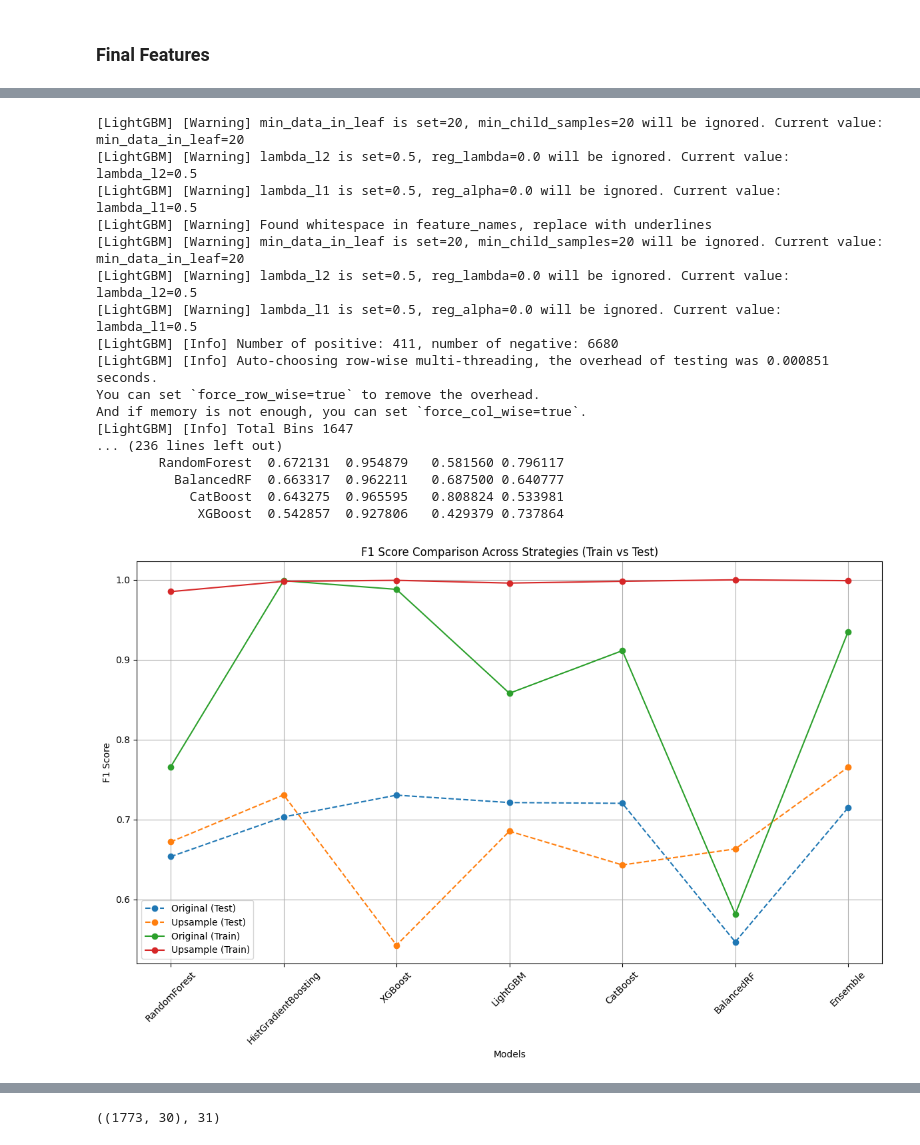
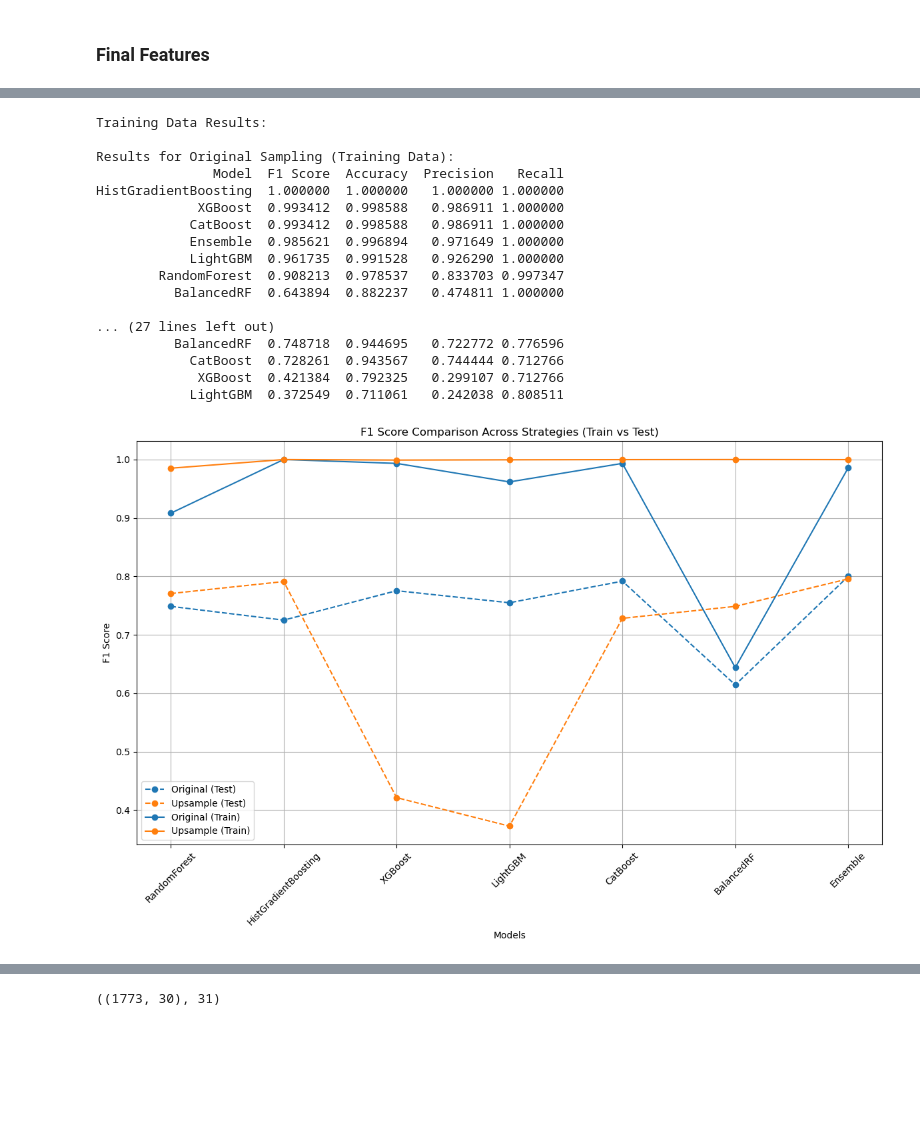
Before and after one commit to lyudmilstamenov/ethics_in_ai_unibo, a Jupyter notebook: src/model.ipynb, the cells around one changed output, grey strips where cells are left out. Cells and saved outputs as stored; diff of their text form; code cells hidden in the pictures; blank space fills up the shorter version.

```diff
--- a/src/model.ipynb
+++ b/src/model.ipynb
@@ -1663,23 +1247,3 @@ Cleaned data shape: ((8765, 51), np.int64(471))
-# %%
-columns_to_keep= [
-    'Sex_int',
-                  'Protected category',
-       'Overall',
- 'Technical Skills', 'Standing/Position', 'Comunication',
-       'Maturity', 'Dynamism', 'Mobility', 'English',
-       'Hired',
-       'Italian Residence', 'European Residence',
-       'Age Range_int',
-       'experience_match_score',
-         'Years Experience_int',  'Years Experience.1_int',
-       'current_salary_fit_score',
-       'Current Ral', 'Expected Ral', 'Minimum Ral', 'Ral Maximum',
-       'expected_salary_fit_score',
-       'study_title_score', 'Study Level_int', 'Study Title_int',
-       'professional_similarity_score', 'study_area_score',
-       'general_similarity_score',
-       'general_similarity_score_tfidf',
-       'general_similarity_score_cross']
 # %%
 import pandas as pd
 import numpy as np
@@ -1698,7 +1262,7 @@ import matplotlib.pyplot as plt
 from sklearn.preprocessing import StandardScaler
 
 # ----------- Step 1: Define input and output -----------
-df = final_training_df[columns_to_keep].copy()
+df = df_cleaned[columns_to_keep].copy()
 
 X = df.drop(columns=['Hired'])
 y = df['Hired']
@@ -1740,7 +1304,7 @@ models = {
     n_estimators=100),
     'HistGradientBoosting': HistGradientBoostingClassifier(random_state=42),
     'XGBoost': XGBClassifier(scale_pos_weight=(y_train == 0).sum() / (y_train == 1).sum(),
-                            random_state=42, use_label_encoder=False, eval_metric='logloss',max_depth=6,  # Limit tree depth
+                            random_state=42, eval_metric='logloss',max_depth=6,  # Limit tree depth
     gamma=1,  # Regularization term for tree splits
     subsample=0.8,  # Use only a subset of data for training
     colsample_bytree=0.8,  # Use only a subset of features for each tree
@@ -1753,6 +1317,7 @@ models = {
     lambda_l1=0.5,  # L1 regularization
     lambda_l2=0.5,  # L2 regularization
     # early_stopping_rounds=50
+    verbosity=-1
       ),
 }
 
@@ -1791,7 +1356,7 @@ for strategy_name in ['Original', 'Upsample']:
 
     for model_name, model in models.items():
         # Select appropriate data based on sampling strategy
-        if model_name in ['XGBoost', 'LightGBM', 'CatBoost', 'BalancedRF']:
+        if model_name in ['XGBoost', 'LightGBM', 'CatBoost']:
             if strategy_name == 'Original':
                 X_tr = X_train
                 y_tr = y_train
@@ -1840,53 +1405,66 @@ for strategy_name in ['Original', 'Upsample']:
 # ----------- Step 7: Display Results for Training Data and Test Data -----------
 
 print("\nTraining Data Results:")
 for strategy_name, result_df in results_train.items():
     print(f"\nResults for {strategy_name} Sampling (Training Data):")
     print(result_df.sort_values(by='F1 Score', ascending=False).to_string(index=False))
 
 print("\nTest Data Results:")
 for strategy_name, result_df in results_test.items():
     print(f"\nResults for {strategy_name} Sampling (Test Data):")
     print(result_df.sort_values(by='F1 Score', ascending=False).to_string(index=False))
 
 # ----------- Step 8: Plot Results -----------
 
+import seaborn as sns
+
+strategy_colors = {
+    'Original': sns.color_palette("tab10")[0],
+    'Upsample': sns.color_palette("tab10")[1],
+}
+
 plt.figure(figsize=(12, 8))
+
+# Plot test results (dashed lines)
 for strategy_name, result_df in results_test.items():
+    color = strategy_colors[strategy_name]
     plt.plot(result_df['Model'], result_df['F1 Score'],
-            label=f"{strategy_name} (Test)", marker='o', linestyle='--')
+             label=f"{strategy_name} (Test)", marker='o', linestyle='--', color=color)
 
+# Plot train results (solid lines)
 for strategy_name, result_df in results_train.items():
+    color = strategy_colors[strategy_name]
     plt.plot(result_df['Model'], result_df['F1 Score'],
-            label=f"{strategy_name} (Train)", marker='o', linestyle='-')
+             label=f"{strategy_name} (Train)", marker='o', linestyle='-', color=color)
+
 
 plt.title('F1 Score Comparison Across Strategies (Train vs Test)')
 plt.ylabel('F1 Score')
 plt.xlabel('Models')
 plt.xticks(rotation=45)
 plt.legend()
 plt.grid(True)
 plt.tight_layout()
 plt.show()
 # %% [output]
-[LightGBM] [Warning] min_data_in_leaf is set=20, min_child_samples=20 will be ignored. Current value: min_data_in_leaf=20
-[LightGBM] [Warning] lambda_l2 is set=0.5, reg_lambda=0.0 will be ignored. Current value: lambda_l2=0.5
-[LightGBM] [Warning] lambda_l1 is set=0.5, reg_alpha=0.0 will be ignored. Current value: lambda_l1=0.5
-[LightGBM] [Warning] Found whitespace in feature_names, replace with underlines
-[LightGBM] [Warning] min_data_in_leaf is set=20, min_child_samples=20 will be ignored. Current value: min_data_in_leaf=20
-[LightGBM] [Warning] lambda_l2 is set=0.5, reg_lambda=0.0 will be ignored. Current value: lambda_l2=0.5
-[LightGBM] [Warning] lambda_l1 is set=0.5, reg_alpha=0.0 will be ignored. Current value: lambda_l1=0.5
-[LightGBM] [Info] Number of positive: 411, number of negative: 6680
-[LightGBM] [Info] Auto-choosing row-wise multi-threading, the overhead of testing was 0.000851 seconds.
-You can set `force_row_wise=true` to remove the overhead.
-And if memory is not enough, you can set `force_col_wise=true`.
-[LightGBM] [Info] Total Bins 1647
-... (236 lines left out)
-        RandomForest  0.672131  0.954879   0.581560 0.796117
-          BalancedRF  0.663317  0.962211   0.687500 0.640777
-            CatBoost  0.643275  0.965595   0.808824 0.533981
-             XGBoost  0.542857  0.927806   0.429379 0.737864
+Training Data Results:
+
+Results for Original Sampling (Training Data):
+               Model  F1 Score  Accuracy  Precision   Recall
+HistGradientBoosting  1.000000  1.000000   1.000000 1.000000
+             XGBoost  0.993412  0.998588   0.986911 1.000000
+            CatBoost  0.993412  0.998588   0.986911 1.000000
+            Ensemble  0.985621  0.996894   0.971649 1.000000
+            LightGBM  0.961735  0.991528   0.926290 1.000000
+        RandomForest  0.908213  0.978537   0.833703 0.997347
+          BalancedRF  0.643894  0.882237   0.474811 1.000000
+
+... (27 lines left out)
+          BalancedRF  0.748718  0.944695   0.722772 0.776596
+            CatBoost  0.728261  0.943567   0.744444 0.712766
+             XGBoost  0.421384  0.792325   0.299107 0.712766
+            LightGBM  0.372549  0.711061   0.242038 0.808511
-[figure, old version]
+[figure, new version]
 # %%
 from sklearn.linear_model import LogisticRegression
 
```
Also changed, not shown: parts of 32 cells of this notebook.
